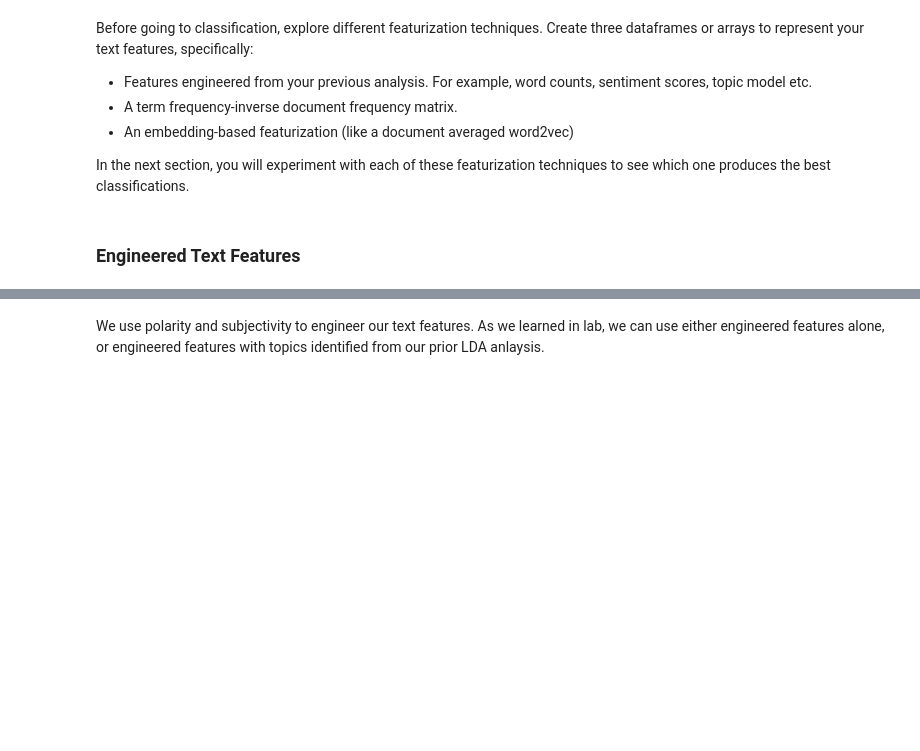
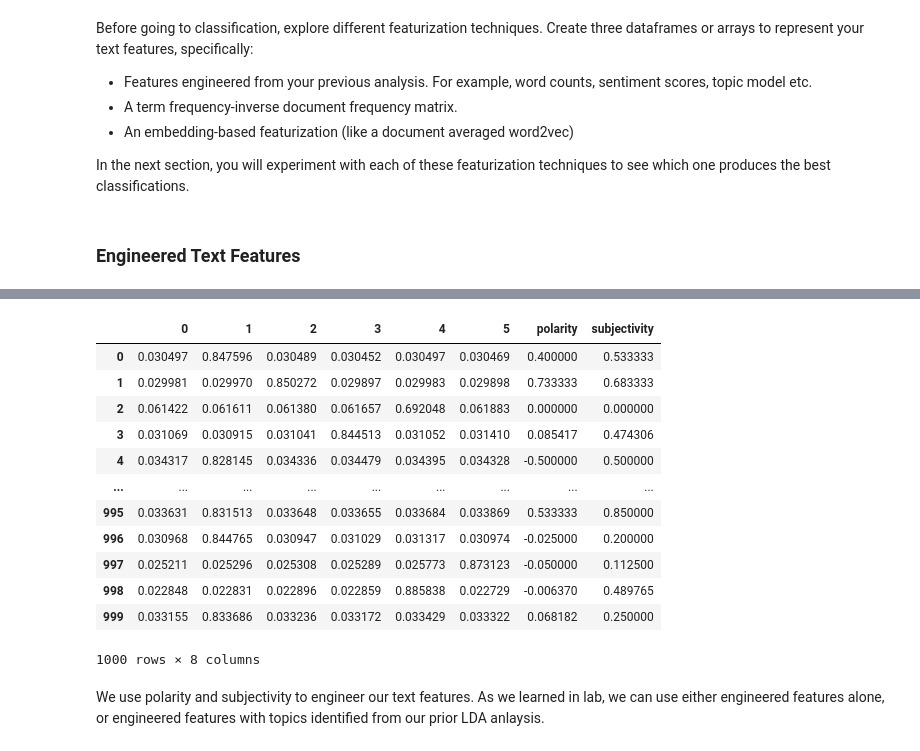
Before and after one commit to Luyi2/CSS_Project5_Team4_Spring2022, a Jupyter notebook: Project 5 Student.ipynb, the cells around one changed output, grey strips where cells are left out. Cells and saved outputs as stored; diff of their text form; code cells hidden in the pictures; blank space fills up the shorter version.

```diff
--- a/Project 5 Student.ipynb
+++ b/Project 5 Student.ipynb
@@ -531,3 +548,19 @@ engineered_features_with_topics = topic_dist_df.join(engineered_features.reset_i
+# %%
+engineered_features_with_topics
+# %% [output]
+|  | 0 | 1 | 2 | 3 | 4 | 5 | polarity | subjectivity |
+| 0 | 0.030497 | 0.847596 | 0.030489 | 0.030452 | 0.030497 | 0.030469 | 0.400000 | 0.533333 |
+| 1 | 0.029981 | 0.029970 | 0.850272 | 0.029897 | 0.029983 | 0.029898 | 0.733333 | 0.683333 |
+| 2 | 0.061422 | 0.061611 | 0.061380 | 0.061657 | 0.692048 | 0.061883 | 0.000000 | 0.000000 |
+| 3 | 0.031069 | 0.030915 | 0.031041 | 0.844513 | 0.031052 | 0.031410 | 0.085417 | 0.474306 |
+| 4 | 0.034317 | 0.828145 | 0.034336 | 0.034479 | 0.034395 | 0.034328 | -0.500000 | 0.500000 |
+| ... | ... | ... | ... | ... | ... | ... | ... | ... |
+| 995 | 0.033631 | 0.831513 | 0.033648 | 0.033655 | 0.033684 | 0.033869 | 0.533333 | 0.850000 |
+| 996 | 0.030968 | 0.844765 | 0.030947 | 0.031029 | 0.031317 | 0.030974 | -0.025000 | 0.200000 |
+| 997 | 0.025211 | 0.025296 | 0.025308 | 0.025289 | 0.025773 | 0.873123 | -0.050000 | 0.112500 |
+| 998 | 0.022848 | 0.022831 | 0.022896 | 0.022859 | 0.885838 | 0.022729 | -0.006370 | 0.489765 |
+| 999 | 0.033155 | 0.833686 | 0.033236 | 0.033172 | 0.033429 | 0.033322 | 0.068182 | 0.250000 |
+1000 rows × 8 columns
 # %% [markdown]
 We use polarity and subjectivity to engineer our text features. As we learned in lab, we can use either engineered features alone, or engineered features with topics identified from our prior LDA anlaysis.
 # %% [markdown]
```
Also changed, not shown: parts of 36 cells of this notebook.
